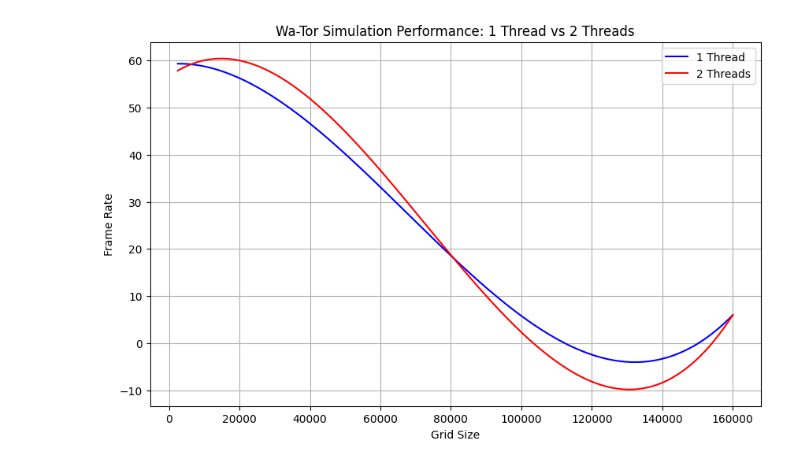
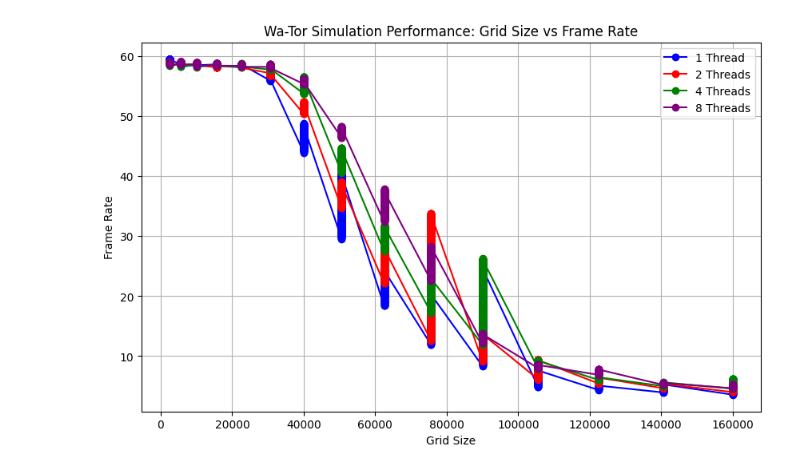
Before and after one commit to RonanGreen1/ConDev, a Jupyter notebook: Wa-tor/results.ipynb, the cells around one changed output. Cells and saved outputs as stored; diff of their text form; code cells hidden in the pictures.

Commit message:
got data from all threads

```diff
--- a/Wa-tor/results.ipynb
+++ b/Wa-tor/results.ipynb
@@ -7,35 +7,37 @@ import numpy as np
 # Load the CSV file into a DataFrame
 file_path_1 = 'simulation_results.csv'  # Replace with the actual path to your CSV
 file_path_2 = 'simulation_results_2_threads.csv'
+file_path_3 = 'simulation_results_4_threads.csv'
+file_path_4 = 'simulation_results_8_threads.csv'
 
 oneThread = pd.read_csv(file_path_1)
 twoThreads = pd.read_csv(file_path_2)
+fourThreads = pd.read_csv(file_path_3)
+eightThreads = pd.read_csv(file_path_4)
-# %%
-# Fit a curve (polynomial regression for a smooth curve) for 1 thread
-x1 = oneThread['Grid Size'].values
-y1 = oneThread['Frame Rate'].values
-polynomial_features1 = np.polyfit(x1, y1, 3)
-polynomial_function1 = np.poly1d(polynomial_features1)
-x1_smooth = np.linspace(x1.min(), x1.max(), 500)
-y1_smooth = polynomial_function1(x1_smooth)
-
-# Fit a curve (polynomial regression for a smooth curve) for 2 threads
-x2 = twoThreads['Grid Size'].values
-y2 = twoThreads['Frame Rate'].values
-polynomial_features2 = np.polyfit(x2, y2, 3)
-polynomial_function2 = np.poly1d(polynomial_features2)
-x2_smooth = np.linspace(x2.min(), x2.max(), 500)
-y2_smooth = polynomial_function2(x2_smooth)
-
-# Plot the data: Grid Size vs Frame Rate with smooth curves for both datasets
-plt.figure(figsize=(10, 6))
-plt.plot(x1_smooth, y1_smooth, color='blue', linestyle='-', label='1 Thread')
-plt.plot(x2_smooth, y2_smooth, color='red', linestyle='-', label='2 Threads')
-plt.xlabel('Grid Size')
-plt.ylabel('Frame Rate')
-plt.title('Wa-Tor Simulation Performance: 1 Thread vs 2 Threads')
-plt.legend()
-plt.grid(True)
-plt.show()
-# %% [output]
-[figure, removed]
+# %%
+# Plot the data: Grid Size vs Frame Rate for all datasets without smooth curves
+plt.figure(figsize=(10, 6))
+
+# Plot for 1 Thread
+plt.plot(oneThread['Grid Size'], oneThread['Frame Rate'], marker='o', linestyle='-', color='blue', label='1 Thread')
+
+# Plot for 2 Threads
+plt.plot(twoThreads['Grid Size'], twoThreads['Frame Rate'], marker='o', linestyle='-', color='red', label='2 Threads')
+
+# Plot for 4 Threads
+plt.plot(fourThreads['Grid Size'], fourThreads['Frame Rate'], marker='o', linestyle='-', color='green', label='4 Threads')
+
+# Plot for 8 Threads
+plt.plot(eightThreads['Grid Size'], eightThreads['Frame Rate'], marker='o', linestyle='-', color='purple', label='8 Threads')
+
+# Add labels, title, legend, and grid
+plt.xlabel('Grid Size')
+plt.ylabel('Frame Rate')
+plt.title('Wa-Tor Simulation Performance: Grid Size vs Frame Rate')
+plt.legend()
+plt.grid(True)
+
+# Show the plot
+plt.show()
+# %% [output]
+[figure, added]
```
Also changed, not shown: parts of 1 cell of this notebook, 8 other files.
